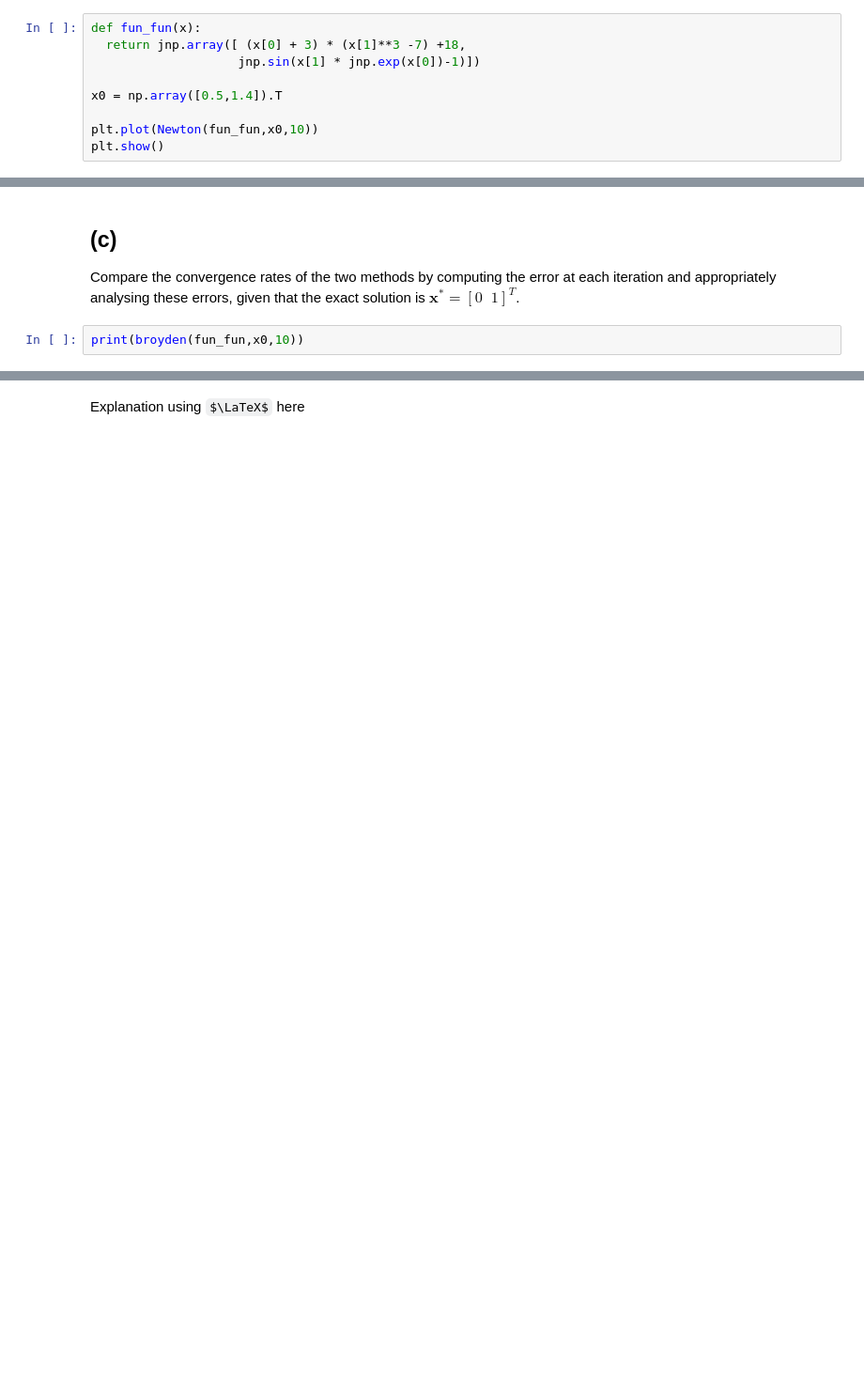
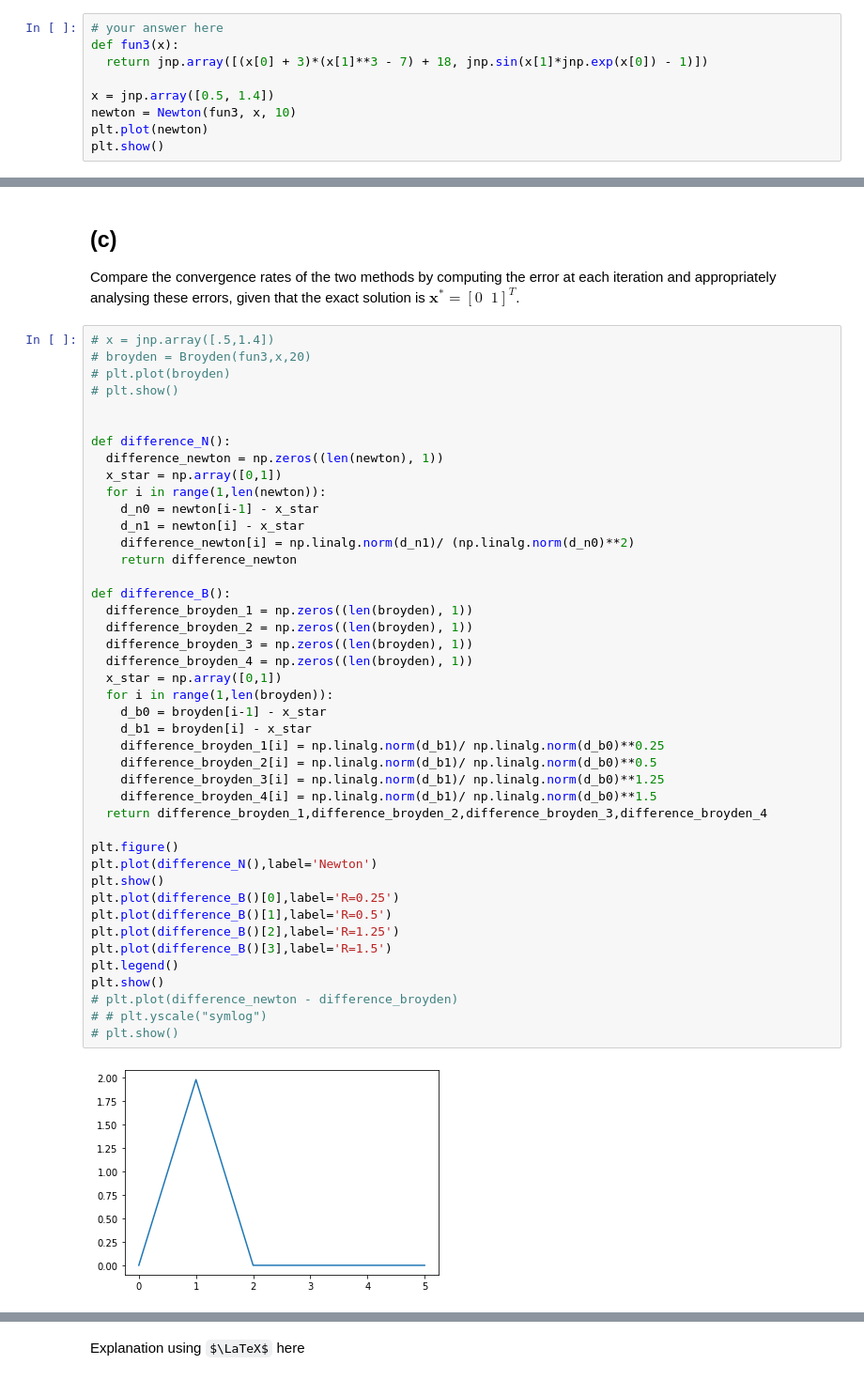
Before and after one commit to JaccovanWijk/NAHomework, a Jupyter notebook: Homework 4/Flo.ipynb, the cells around one changed output, grey strips where cells are left out. Shown at 94% size. Saved outputs shown, nothing was run; the diff lists cells and outputs as text; some formulas as TeX source; blank space fills up the shorter version.

```diff
--- a/Homework 4/Flo.ipynb
+++ b/Homework 4/Flo.ipynb
@@ -206,13 +202,13 @@ $$\begin{aligned}(x_1+3)(x_2^3-7) + 18 = {}& 0 \\
 Solve this system using Newton's method with starting
 point $\mathbf{x}_0 = [ 0.5 \;\; 1.4 ] ^T$.
 # %%
-def fun_fun(x):
-  return jnp.array([ (x[0] + 3) * (x[1]**3 -7) +18,
-                    jnp.sin(x[1] * jnp.exp(x[0])-1)])
+# your answer here
+def fun3(x):
+  return jnp.array([(x[0] + 3)*(x[1]**3 - 7) + 18, jnp.sin(x[1]*jnp.exp(x[0]) - 1)])
 
-x0 = np.array([0.5,1.4]).T
-
-plt.plot(Newton(fun_fun,x0,10))
+x = jnp.array([0.5, 1.4])
+newton = Newton(fun3, x, 10)
+plt.plot(newton)
 plt.show()
 # %% [output]
 Size of function is below tolerance.
@@ -243,4 +253,47 @@ plt.plot(broyden(fun_fun,x0.T,10))
 ## (c)
 Compare the convergence rates of the two methods by computing the error at each iteration and appropriately analysing these errors, given that the exact solution is $\mathbf{x}^* = [ 0 \;\; 1 ]^T$.
 # %%
-print(broyden(fun_fun,x0,10))
+# x = jnp.array([.5,1.4])
+# broyden = Broyden(fun3,x,20)
+# plt.plot(broyden)
+# plt.show()
+
+
+def difference_N():
+  difference_newton = np.zeros((len(newton), 1))
+  x_star = np.array([0,1])
+  for i in range(1,len(newton)):
+    d_n0 = newton[i-1] - x_star
+    d_n1 = newton[i] - x_star
+    difference_newton[i] = np.linalg.norm(d_n1)/ (np.linalg.norm(d_n0)**2)
+    return difference_newton
+
+def difference_B():
+  difference_broyden_1 = np.zeros((len(broyden), 1))
+  difference_broyden_2 = np.zeros((len(broyden), 1))
+  difference_broyden_3 = np.zeros((len(broyden), 1))
+  difference_broyden_4 = np.zeros((len(broyden), 1))
+  x_star = np.array([0,1])
+  for i in range(1,len(broyden)):
+    d_b0 = broyden[i-1] - x_star
+    d_b1 = broyden[i] - x_star
+    difference_broyden_1[i] = np.linalg.norm(d_b1)/ np.linalg.norm(d_b0)**0.25
+    difference_broyden_2[i] = np.linalg.norm(d_b1)/ np.linalg.norm(d_b0)**0.5
+    difference_broyden_3[i] = np.linalg.norm(d_b1)/ np.linalg.norm(d_b0)**1.25
+    difference_broyden_4[i] = np.linalg.norm(d_b1)/ np.linalg.norm(d_b0)**1.5
+  return difference_broyden_1,difference_broyden_2,difference_broyden_3,difference_broyden_4
+
+plt.figure()
+plt.plot(difference_N(),label='Newton')
+plt.show()
+plt.plot(difference_B()[0],label='R=0.25')
+plt.plot(difference_B()[1],label='R=0.5')
+plt.plot(difference_B()[2],label='R=1.25')
+plt.plot(difference_B()[3],label='R=1.5')
+plt.legend()
+plt.show()
+# plt.plot(difference_newton - difference_broyden)
+# # plt.yscale("symlog")
+# plt.show()
+# %% [output]
+[figure, added]
```
Also changed, not shown: parts of 5 cells of this notebook, 3 other files.
